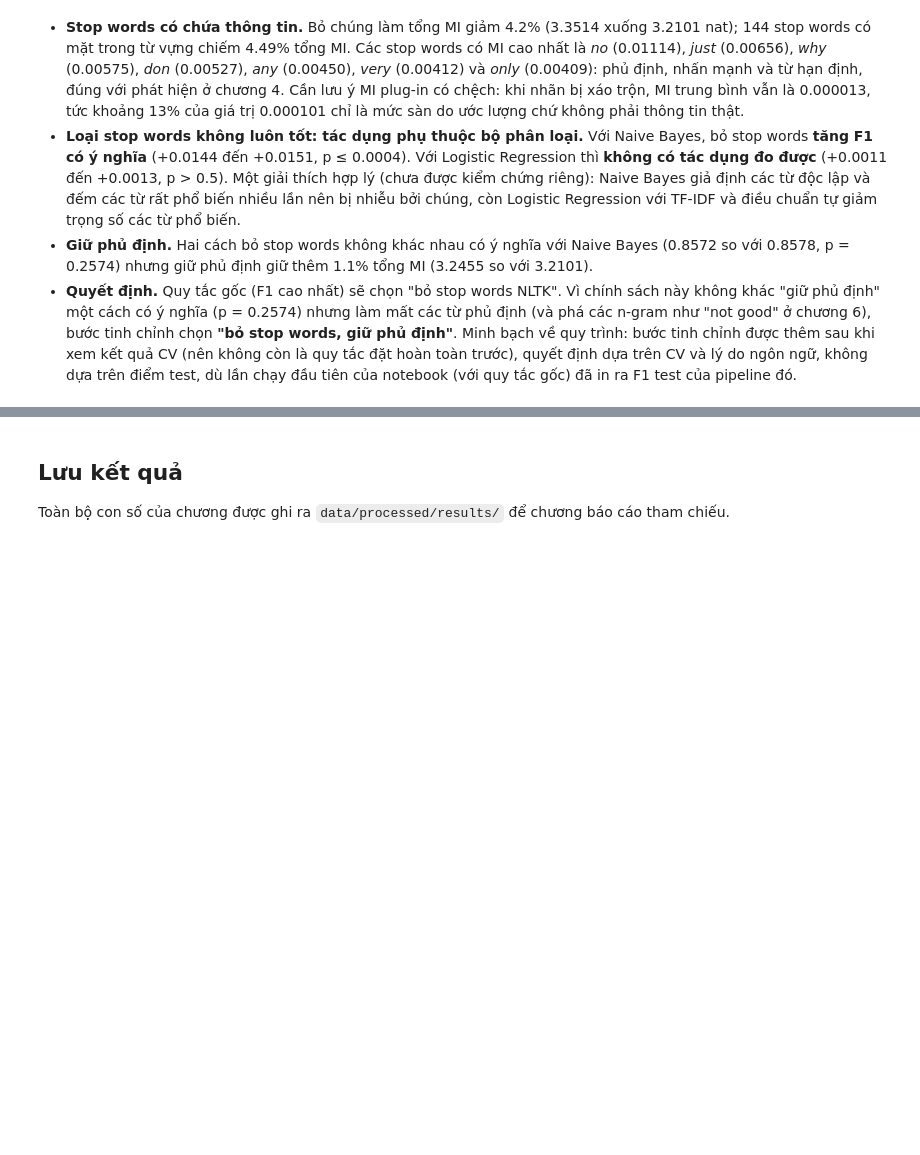
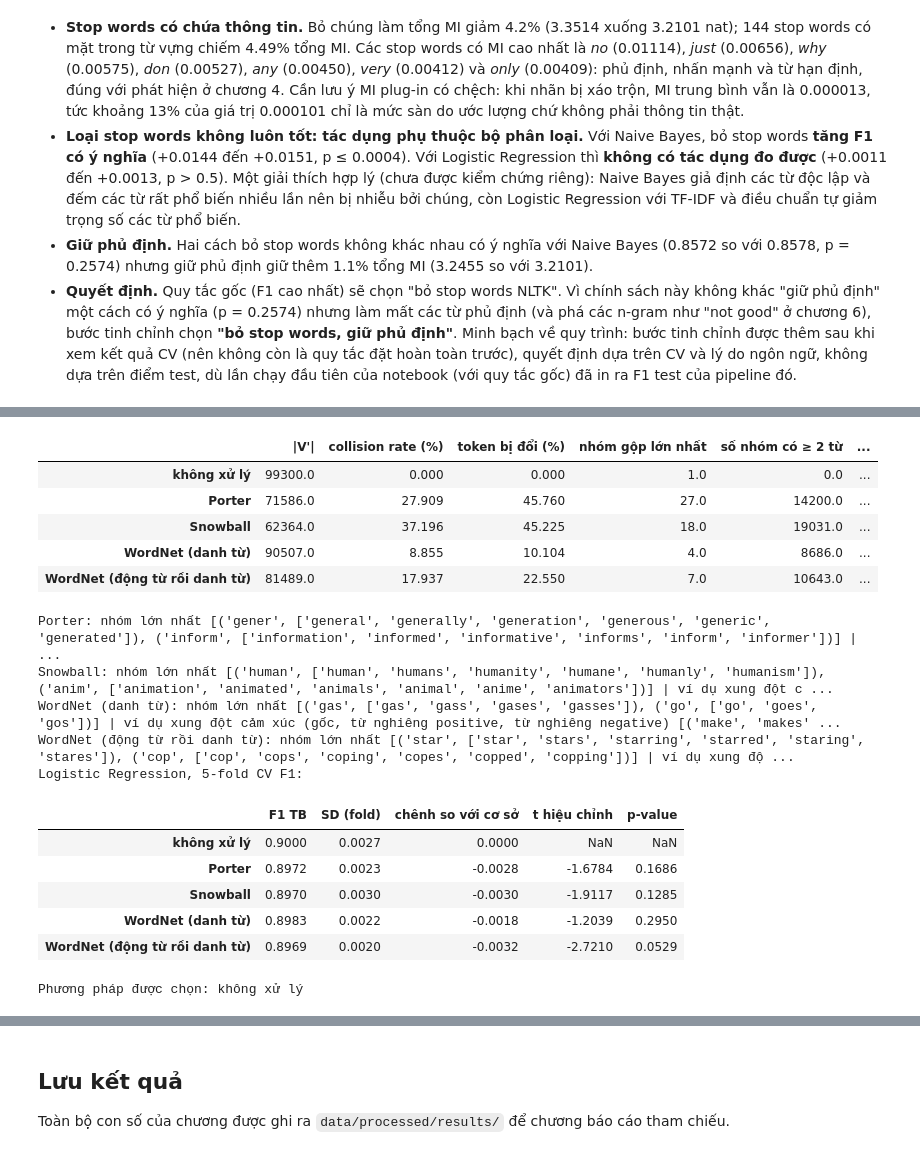
Before and after one commit to CaoThien1402/dm-preprocessing, a Jupyter notebook: book/05_text_preprocessing.ipynb, the cells around one changed output, grey strips where cells are left out. Cells and saved outputs as stored; diff of their text form; code cells hidden in the pictures; blank space fills up the shorter version.

```diff
--- a/book/05_text_preprocessing.ipynb
+++ b/book/05_text_preprocessing.ipynb
@@ -483,0 +499,79 @@ Chính sách stop words được chọn sau bước tinh chỉnh: bỏ stop word
+# %%
+from nltk.stem import PorterStemmer, SnowballStemmer, WordNetLemmatizer
+
+base_texts = variant_texts[STOP_POLICY]  # đầu vào: văn bản đã chuẩn hóa + chính sách stop words đã chọn
+porter, snowball, wnl = PorterStemmer(), SnowballStemmer("english"), WordNetLemmatizer()
+MAPPERS = {
+    "không xử lý": lambda w: w,
+    "Porter": porter.stem,
+    "Snowball": snowball.stem,
+    "WordNet (danh từ)": wnl.lemmatize,
+    "WordNet (động từ rồi danh từ)": lambda w: wnl.lemmatize(wnl.lemmatize(w, "v"), "n"),
+}
+cached = {name: lru_cache(maxsize=None)(fn) for name, fn in MAPPERS.items()}
+
+tok_counts = Counter(chain.from_iterable(t.split() for t in base_texts))
+V = list(tok_counts)
+n_tokens = sum(tok_counts.values())
+
+# z của từng từ (log-odds Dirichlet, chỉ trên train)
+cnt_cls = {lab: Counter(chain.from_iterable(t.split() for t in base_texts[y_train == lab])) for lab in (1, 0)}
+vocab_df = pd.DataFrame({"pos": pd.Series(cnt_cls[1]), "neg": pd.Series(cnt_cls[0])}).fillna(0)
+vocab_df = vocab_df[vocab_df.sum(axis=1) >= 20]
+n_cls = {lab: sum(c.values()) for lab, c in cnt_cls.items()}
+a_w = 1000 * vocab_df.sum(axis=1) / vocab_df.to_numpy().sum()
+z_word = (np.log((vocab_df["pos"] + a_w) / (n_cls[1] + 1000 - vocab_df["pos"] - a_w)) - np.log((vocab_df["neg"] + a_w) / (n_cls[0] + 1000 - vocab_df["neg"] - a_w))) \
+    / np.sqrt(1 / (vocab_df["pos"] + a_w) + 1 / (vocab_df["neg"] + a_w))
+
+rows, examples, cv_scores = {}, {}, {}
+for name, f in cached.items():
+    groups = defaultdict(list)
+    for w in V:
+        groups[f(w)].append(w)
+    sizes = pd.Series({g: len(m) for g, m in groups.items()})
+    changed = sum(c for w, c in tok_counts.items() if f(w) != w) / n_tokens * 100
+    conflicts = []
+    for g, members in groups.items():
+        zs = z_word.reindex(members).dropna()
+        if len(zs) >= 2 and zs.max() >= 3 and zs.min() <= -3:
+            conflicts.append((g, min(zs.max(), -zs.min()), zs.nlargest(1).index[0], zs.nsmallest(1).index[0]))
+    conflicts.sort(key=lambda x: -x[1])
+    rows[name] = {"|V'|": len(groups), "collision rate (%)": (len(V) - len(groups)) / len(V) * 100, "token bị đổi (%)": changed,
+                  "nhóm gộp lớn nhất": int(sizes.max()), "số nhóm có ≥ 2 từ": int((sizes >= 2).sum()), "nhóm xung đột cảm xúc": len(conflicts)}
+    examples[name] = {"lớn nhất": [(g, sorted(groups[g], key=lambda w: -tok_counts[w])[:6]) for g in sizes.nlargest(2).index], "xung đột": conflicts[:3]}
+    cv_scores[name] = cv_f1(base_texts.map(lambda s, f=f: " ".join(f(w) for w in s.split())), "LR")
+
+stem_table = pd.DataFrame(rows).T
+stem_table.loc["không xử lý", "collision rate (%)"] = 0.0
+display(stem_table.round(3))
+for name in ["Porter", "Snowball", "WordNet (danh từ)", "WordNet (động từ rồi danh từ)"]:
+    print(f"{name}: nhóm lớn nhất {examples[name]['lớn nhất']} | ví dụ xung đột cảm xúc (gốc, từ nghiêng positive, từ nghiêng negative) {[(g, p, n) for g, _, p, n in examples[name]['xung đột']]}")
+lr_stem = compare_table(cv_scores, "không xử lý")
+print("Logistic Regression, 5-fold CV F1:")
+display(lr_stem.round(4))
+
+best = lr_stem["F1 TB"].idxmax()
+STEM_METHOD = best if (best != "không xử lý" and lr_stem.loc[best, "p-value"] < 0.05 and lr_stem.loc[best, "chênh so với cơ sở"] > 0) else "không xử lý"
+print("Phương pháp được chọn:", STEM_METHOD)
+RESULTS.update({"stem_table": stem_table.round(6).to_dict("index"), "stem_lr": lr_stem.round(6).to_dict("index"), "stem_method": STEM_METHOD,
+                "stem_examples": {k: {"lớn nhất": [[g, m] for g, m in v["lớn nhất"]], "xung đột": [[g, round(float(s), 3), p, n] for g, s, p, n in v["xung đột"]]} for k, v in examples.items()},
+                "base_vocab_size": len(V), "base_tokens": n_tokens})
+# %% [output]
+|  | |V'| | collision rate (%) | token bị đổi (%) | nhóm gộp lớn nhất | số nhóm có ≥ 2 từ | ... |
+| không xử lý | 99300.0 | 0.000 | 0.000 | 1.0 | 0.0 | ... |
+| Porter | 71586.0 | 27.909 | 45.760 | 27.0 | 14200.0 | ... |
+| Snowball | 62364.0 | 37.196 | 45.225 | 18.0 | 19031.0 | ... |
+| WordNet (danh từ) | 90507.0 | 8.855 | 10.104 | 4.0 | 8686.0 | ... |
+| WordNet (động từ rồi danh từ) | 81489.0 | 17.937 | 22.550 | 7.0 | 10643.0 | ... |
+Porter: nhóm lớn nhất [('gener', ['general', 'generally', 'generation', 'generous', 'generic', 'generated']), ('inform', ['information', 'informed', 'informative', 'informs', 'inform', 'informer'])] | ...
+Snowball: nhóm lớn nhất [('human', ['human', 'humans', 'humanity', 'humane', 'humanly', 'humanism']), ('anim', ['animation', 'animated', 'animals', 'animal', 'anime', 'animators'])] | ví dụ xung đột c ...
+WordNet (danh từ): nhóm lớn nhất [('gas', ['gas', 'gass', 'gases', 'gasses']), ('go', ['go', 'goes', 'gos'])] | ví dụ xung đột cảm xúc (gốc, từ nghiêng positive, từ nghiêng negative) [('make', 'makes' ...
+WordNet (động từ rồi danh từ): nhóm lớn nhất [('star', ['star', 'stars', 'starring', 'starred', 'staring', 'stares']), ('cop', ['cop', 'cops', 'coping', 'copes', 'copped', 'copping'])] | ví dụ xung độ ...
+Logistic Regression, 5-fold CV F1:
+|  | F1 TB | SD (fold) | chênh so với cơ sở | t hiệu chỉnh | p-value |
+| không xử lý | 0.9000 | 0.0027 | 0.0000 | NaN | NaN |
+| Porter | 0.8972 | 0.0023 | -0.0028 | -1.6784 | 0.1686 |
+| Snowball | 0.8970 | 0.0030 | -0.0030 | -1.9117 | 0.1285 |
+| WordNet (danh từ) | 0.8983 | 0.0022 | -0.0018 | -1.2039 | 0.2950 |
+| WordNet (động từ rồi danh từ) | 0.8969 | 0.0020 | -0.0032 | -2.7210 | 0.0529 |
+Phương pháp được chọn: không xử lý
```
Also changed, not shown: parts of 3 cells of this notebook, 1 other file.
